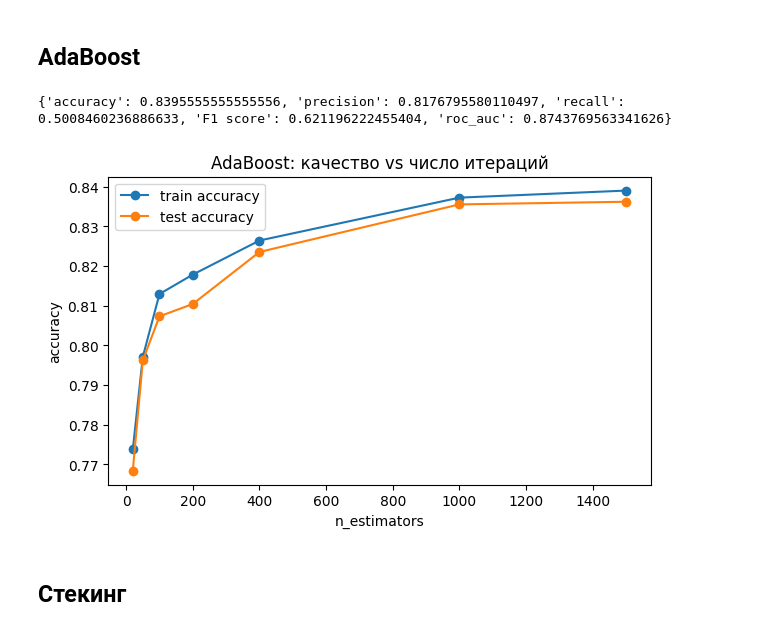
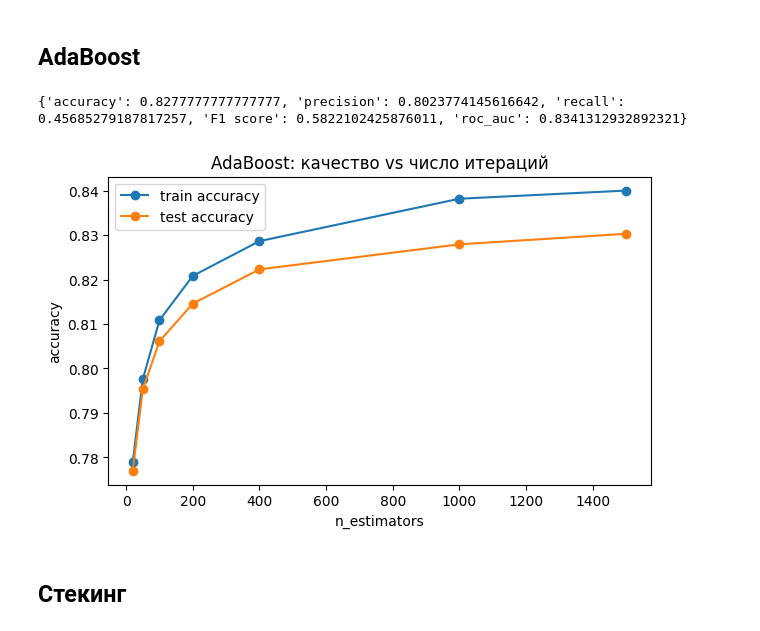
Before and after one commit to reborn-type/aie-gr3-stud-repos, a Jupyter notebook: homeworks/HW06/HW06.ipynb, the cells around one changed output. Drawn from its saved outputs; the diff is of its cells as text; code cells hidden in the pictures.

```diff
--- a/homeworks/HW06/HW06.ipynb
+++ b/homeworks/HW06/HW06.ipynb
@@ -156,7 +156,6 @@ if len(ccp_alphas) > 60:
     ccp_alphas = ccp_alphas[:: max(1, len(ccp_alphas)//60)]
 
 train_scores = []
-test_scores = []
 node_counts = []
 
 models = []
@@ -166,10 +165,9 @@ for a in ccp_alphas:
     model.fit(X_train, y_train)
     models.append(model)
     train_scores.append(accuracy_score(y_train, model.predict(X_train)))
-    test_scores.append(accuracy_score(y_test, model.predict(X_test)))
     node_counts.append(model.tree_.node_count)
 
-best_idx = int(np.argmax(test_scores))
+best_idx = int(np.argmax(train_scores))
 best_alpha = float(ccp_alphas[best_idx])
 best_model = models[best_idx]
 
@@ -187,13 +185,15 @@ plt.show()
 
 metrics_ccp_tree = calculate_metrics(y_test, best_model.predict(X_test), best_model.predict_proba(X_test)[:, 1])
 
-best_params_tree = {"best_alpha": best_alpha, "best_metrics": dict(metrics_ccp_tree)}
+best_params_tree = {"Best Params": best_alpha, "best_metrics": dict(metrics_ccp_tree)}
 
 metrics_all["Decision Tree"] = metrics_ccp_tree
 print(f"Decision Tree - best: \n{metrics_ccp_tree}")
 
-with open('./artifacts/search_summaries.json', 'w', encoding='utf-8') as f:
-    json.dump(best_params_tree, f, indent=2, ensure_ascii=False)
+
+search_summaries = {}
+search_summaries["Decision Tree"] = best_params_tree
+
 
 with open('./artifacts/metrics_ccp_tree.json', 'w', encoding='utf-8') as f:
     json.dump(metrics_ccp_tree, f, indent=2, ensure_ascii=False)
@@ -251,35 +251,60 @@ ada = AdaBoostClassifier(
     random_state=RANDOM_STATE
 )
 
-ada.fit(X_test, y_test)
+ada.fit(X_train, y_train)
 ada_metrics = calculate_metrics(y_test, ada.predict(X_test), ada.predict_proba(X_test)[:, 1])
 
 metrics_all["AdaBoost"] = ada_metrics
 print(ada_metrics)
 # %% [output]
-{'accuracy': 0.8395555555555556, 'precision': 0.8176795580110497, 'recall': 0.5008460236886633, 'F1 score': 0.621196222455404, 'roc_auc': 0.8743769563341626}
+{'accuracy': 0.8277777777777777, 'precision': 0.8023774145616642, 'recall': 0.45685279187817257, 'F1 score': 0.5822102425876011, 'roc_auc': 0.8341312932892321}
 # %%
 n_estimators_grid = [20, 50, 100, 200, 400, 1000, 1500]
 train_acc = []
 test_acc = []
 
+param_grid = {
+    'n_estimators': [20, 50, 100, 200, 400, 1000, 1500],
+    'learning_rate': [0.6]
+}
 
-for n_est in n_estimators_grid:
-    model = AdaBoostClassifier(estimator=stump, n_estimators=n_est, learning_rate=0.6, random_state=RANDOM_STATE)
-    model.fit(X_train, y_train)
-    train_acc.append(accuracy_score(y_train, model.predict(X_train)))
-    test_acc.append(accuracy_score(y_test, model.predict(X_test)))
+grid_search = GridSearchCV(
+    estimator=AdaBoostClassifier(
+        estimator=stump,
+        random_state=RANDOM_STATE
+    ),
+    param_grid=param_grid,
+    cv=5,
+    scoring='accuracy',
+    n_jobs=-1,
+    return_train_score=True,
+)
+
+grid_search.fit(X_train, y_train)
+
+results = grid_search.cv_results_
+
+train_acc = results['mean_train_score']
+test_acc = results['mean_test_score']
+n_estimators_grid = param_grid['n_estimators']
+
+best_params_ada = {"Best Params": grid_search.best_params_ ,"Best Score(CV)": grid_search.best_score_}
+
+search_summaries["AdaBoost"] = best_params_ada
+
+with open('./artifacts/search_summaries.json', 'w', encoding='utf-8') as f:
+    json.dump(search_summaries, f, indent=2, ensure_ascii=False)
 
 plt.figure(figsize=(7, 4))
 plt.plot(n_estimators_grid, train_acc, marker="o", label="train accuracy")
 plt.plot(n_estimators_grid, test_acc, marker="o", label="test accuracy")
 plt.xlabel("n_estimators")
 plt.ylabel("accuracy")
 plt.title("AdaBoost: качество vs число итераций")
 plt.legend()
 plt.show()
 # %% [output]
-[figure, old version]
+[figure, new version]
 # %% [markdown]
 ## Стекинг
 # %%
```
Also changed, not shown: parts of 3 cells of this notebook, 6 other files.
